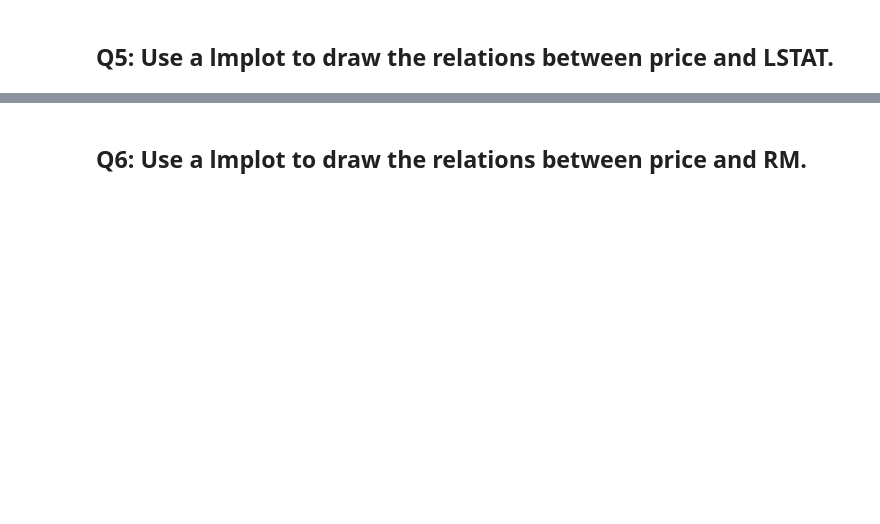
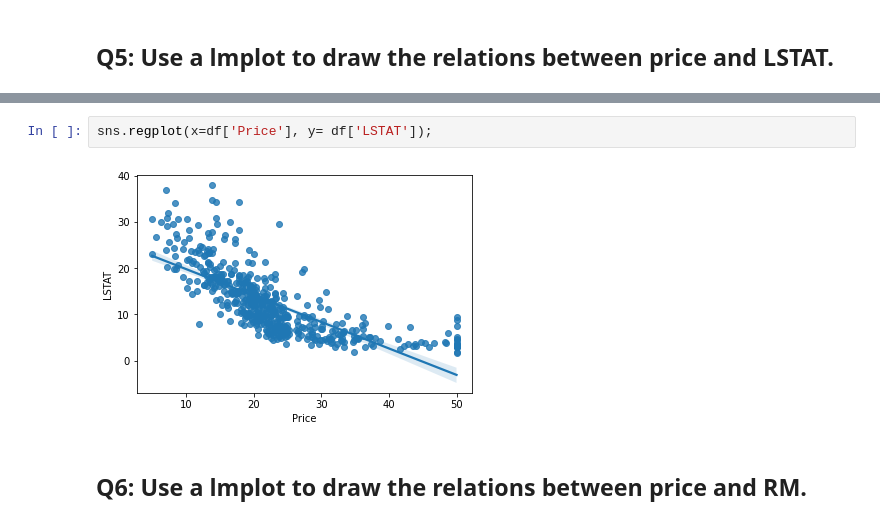
Before and after one commit to rayan90-sa/Day11-Lab1-LR, a Jupyter notebook: Day#11_Linear_Regression_Assignment.ipynb, the cells around one changed output, grey strips where cells are left out. Cells and saved outputs as stored; diff of their text form; blank space fills up the shorter version.

```diff
--- a/Day#11_Linear_Regression_Assignment.ipynb
+++ b/Day#11_Linear_Regression_Assignment.ipynb
@@ -100,2 +112,6 @@ Boston house prices dataset
+# %%
+sns.regplot(x=df['Price'], y= df['LSTAT']);
+# %% [output]
+[figure, added]
 # %% [markdown]
 ## Q6: Use a lmplot to draw the relations between price and RM.
```
Also changed, not shown: parts of 28 cells of this notebook.
